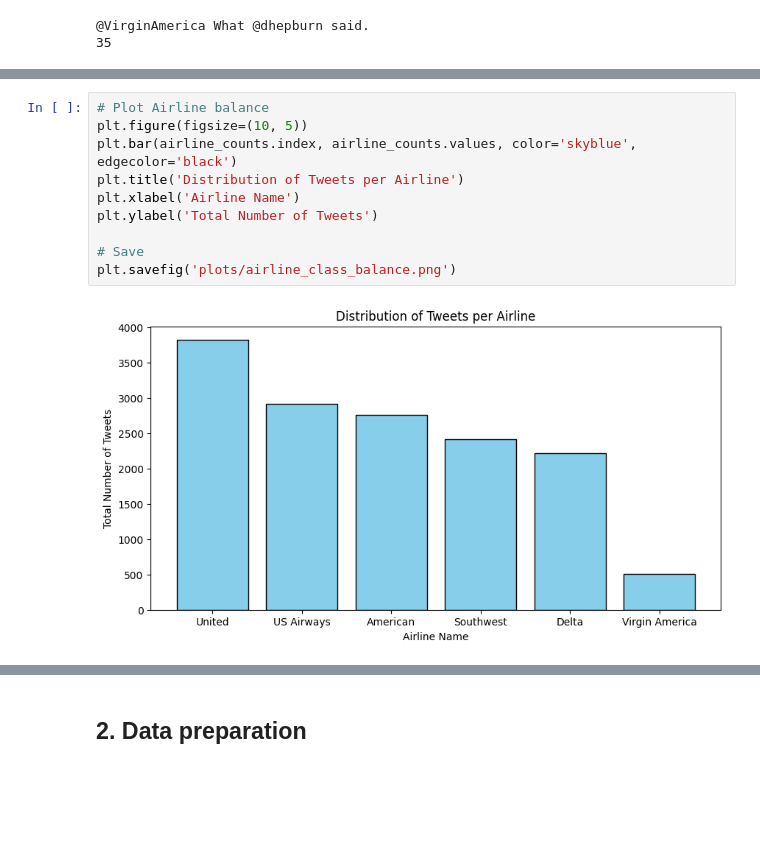
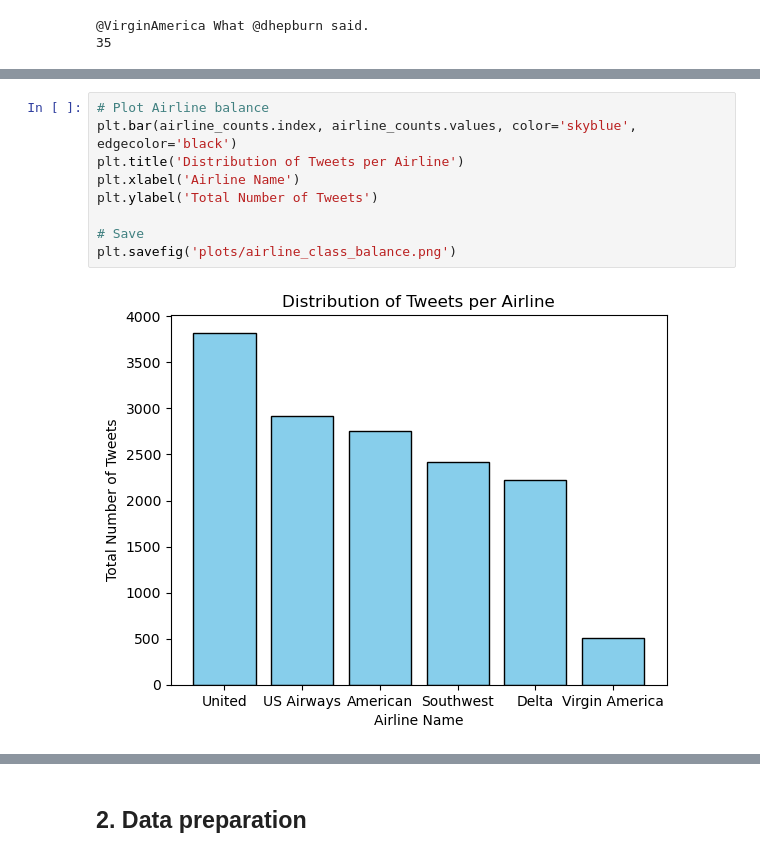
Before and after one commit to CoenHiddink2001/DLNLP_Group8, a Jupyter notebook: NLP assignment.ipynb, the cells around one changed output, grey strips where cells are left out. Saved outputs shown, nothing was run; the diff lists cells and outputs as text; blank space fills up the shorter version.

```diff
--- a/NLP assignment.ipynb
+++ b/NLP assignment.ipynb
@@ -234,15 +234,14 @@ Name: count, dtype: int64
 # %%
 # Plot Airline balance
-plt.figure(figsize=(10, 5))
 plt.bar(airline_counts.index, airline_counts.values, color='skyblue', edgecolor='black')
 plt.title('Distribution of Tweets per Airline')
 plt.xlabel('Airline Name')
 plt.ylabel('Total Number of Tweets')
 
 # Save
 plt.savefig('plots/airline_class_balance.png')
 # %% [output]
-[figure, old version]
+[figure, new version]
 # %%
 # Class balance per airline
 # Group airline with sentiment
```
Also changed, not shown: parts of 14 cells of this notebook, 1 other file.
